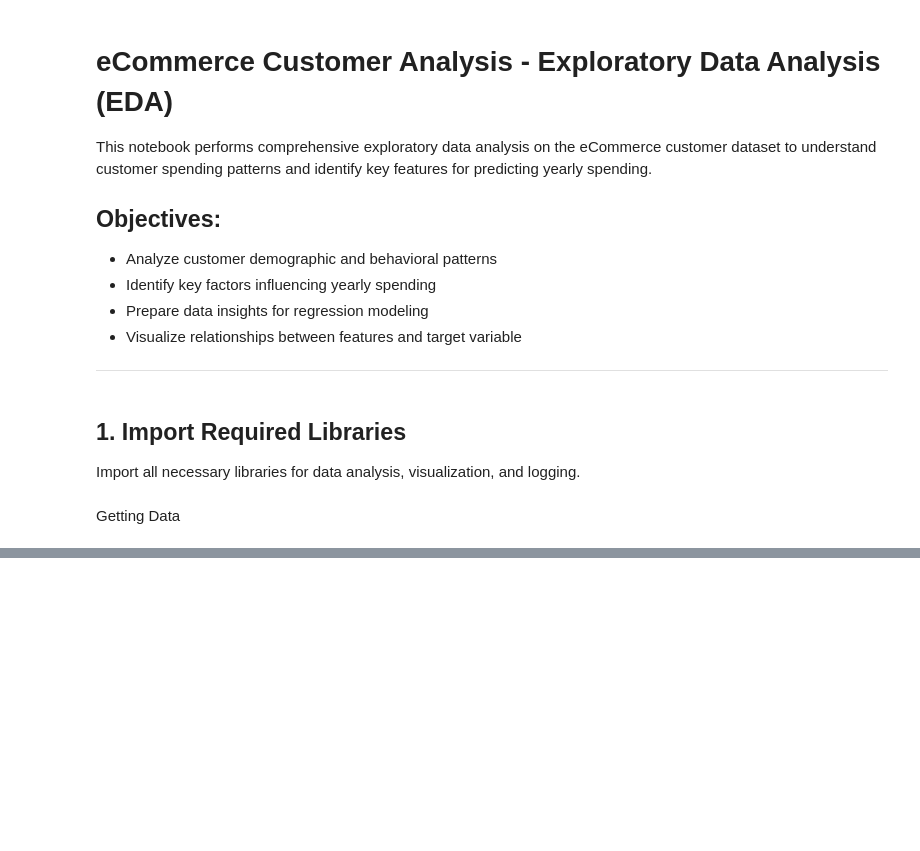
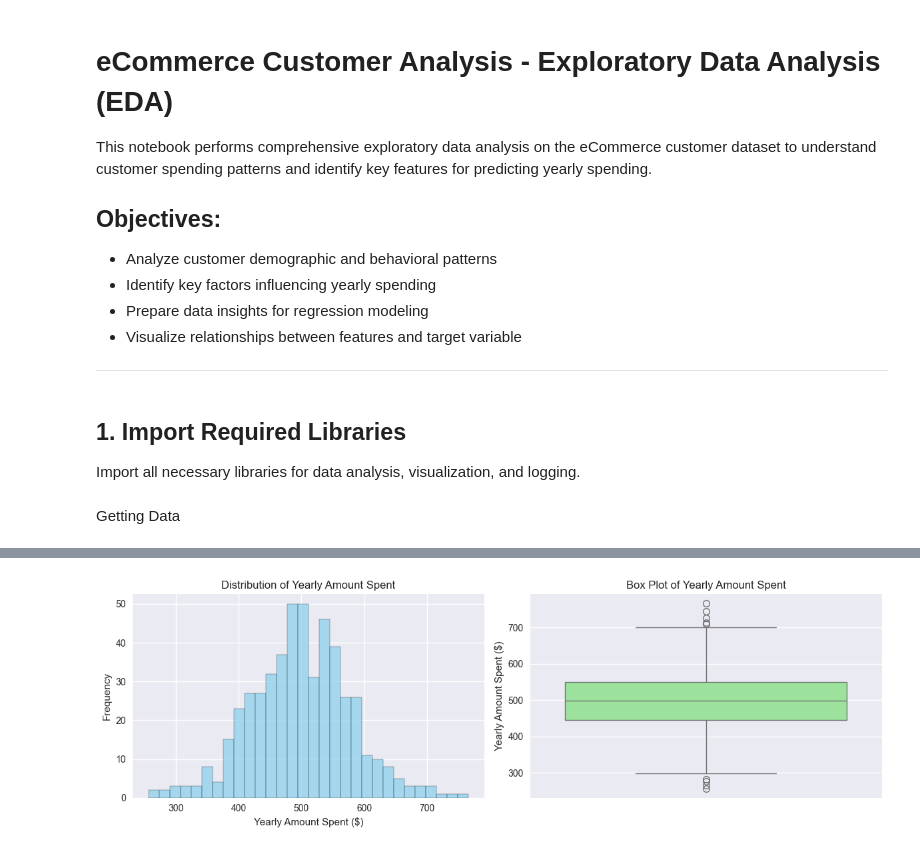
Before and after one commit to Mtutuzeli-lab/regression-clustering-ml, a Jupyter notebook: notebooks/01_EDA.ipynb, the cells around one changed output, grey strips where cells are left out. Drawn from its saved outputs; the diff is of its cells as text; code cells hidden in the pictures; blank space fills up the shorter version.

```diff
--- a/notebooks/01_EDA.ipynb
+++ b/notebooks/01_EDA.ipynb
@@ -131,0 +132,19 @@ Yearly Amount Spent - Numeric column:
+# %%
+# Distribution of target variable (Yearly Amount Spent)
+plt.figure(figsize=(12, 4))
+
+plt.subplot(1, 2, 1)
+plt.hist(df['Yearly Amount Spent'], bins=30, alpha=0.7, color='skyblue', edgecolor='black')
+plt.title('Distribution of Yearly Amount Spent')
+plt.xlabel('Yearly Amount Spent ($)')
+plt.ylabel('Frequency')
+
+plt.subplot(1, 2, 2)
+sns.boxplot(y=df['Yearly Amount Spent'], color='lightgreen')
+plt.title('Box Plot of Yearly Amount Spent')
+plt.ylabel('Yearly Amount Spent ($)')
+
+plt.tight_layout()
+plt.show()
+# %% [output]
+[figure, added]
```
Also changed, not shown: parts of 25 cells of this notebook, 8 other files.
